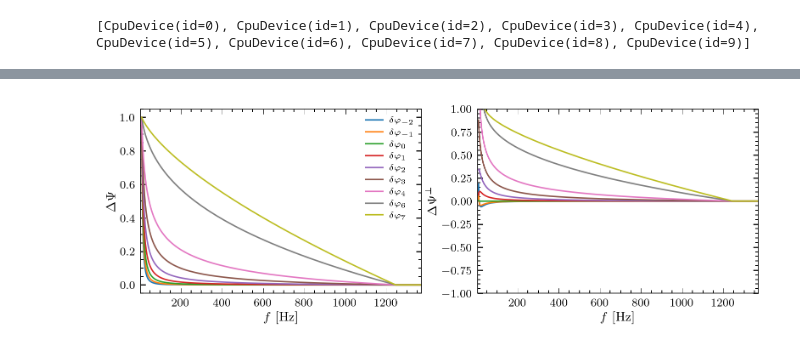
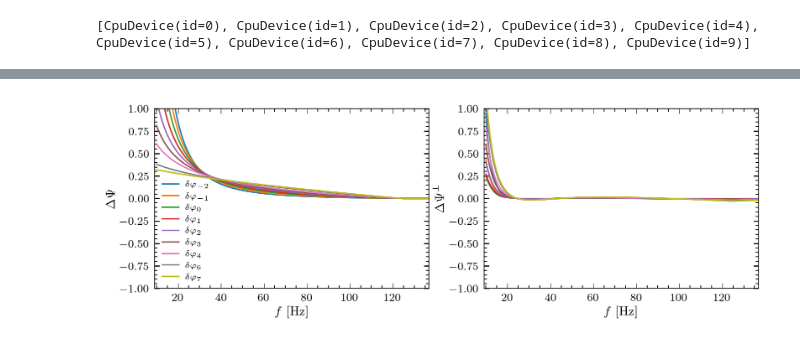
Before and after one commit to BrianCSeymour/geo-tgr, a Jupyter notebook: pn-degen-plot-v3.ipynb, the cells around one changed output, grey strips where cells are left out. Saved outputs shown, nothing was run; the diff lists cells and outputs as text; code cells hidden in the pictures.

```diff
--- a/pn-degen-plot-v3.ipynb
+++ b/pn-degen-plot-v3.ipynb
@@ -186,12 +203,22 @@ display_side_by_side(df1,df2, df3, df4)
 # %%
 def get_stuff(kinj):
-    norm = lib.get_dpsi_ppe(10, x, kinj)- lib.get_dpsi_ppe(6000, x, kinj)
+    norm = lib.get_dpsi_ppe(20, x, kinj)- lib.get_dpsi_ppe(6000, x, kinj)
     dphik = 1/norm
     dpsi_inj = dphik*lib.get_dpsi_ppe(obj.freqs, x, kinj)
 
     Dh = {}
+
     for d in ["H1", "L1", "V1"]:
         Dh[d] = 1j * dpsi_inj * hgr[d]
+    normarr = [lib.innprod(Dh[d], Dh[d], obj.psdO3, obj.freqs) for d in ["H1", "L1", "V1"]]
+    norm = np.sum(normarr)**(1/2) / 5
+    dpsi_inj = dpsi_inj/norm
+    for d in ["H1", "L1", "V1"]:
+        Dh[d] = Dh[d]/norm
+
+    # normarr = [lib.innprod(Dh[d], Dh[d], obj.psdO3, obj.freqs) for d in ["H1", "L1", "V1"]]
+    # print(norm)
+
 
     fi = obj.compute_joint_fish(x, paramgr, k = None)
     bias_ip = obj.compute_biasip(x, Dh, paramgr, k = None)
@@ -204,52 +231,66 @@ def get_stuff(kinj):
     dx_stat = np.diagonal(np.array(cov ))**(1/2)
     xvals = np.array([x[k] for k in paramgr])
 
-    dhpara = np.zeros_like(freqs)
     for p in paramgr:
         if log_flag[p]:
             i = idx_par[p]
             dx_bias[i] = dx_bias[i]*x[p]
             dx_stat[i] = dx_stat[i]*x[p]
+    # dhpara = np.zeros_like(freqs)
+    dhpara = {}
+    dhperp = {}
+    for d in ["H1", "L1", "V1"]:
+        dhpara[d] = jnp.zeros_like(freqs)
+        for p in paramgr:
+            dhpara[d] = dhpara[d] +  dx_bias[idx_par[p]]*dhgr[d][p]
+            # print(lib.innprod( dx_bias[i]*dhgr[d][p], dhpara[d], obj.psdO3, obj.freqs)**(1/2))
+        dhperp[d] = Dh[d] - dhpara[d]
 
-            dhpara = dhpara + dx_bias[i]*dhgr["H1"][p]
-    dh_perp = Dh["H1"] - dhpara
-    dpsi_perp = np.array((dh_perp)/1j/hgr["H1"])
-    res = {'freqs' : freqs, 'dpsi_inj' : dpsi_inj, 'dpsi_perp' : dpsi_perp, 'dh' : Dh["H1"], 'h' : hgr["H1"], 'dh_perp' : dh_perp}
+    dpsi_perp = np.array((dhperp["H1"])/1j/hgr["H1"])
+
+    snr = np.real(np.sum([lib.innprod(hgr[d], hgr[d], obj.psdO3, obj.freqs) for d in ["H1", "L1", "V1"]])**(1/2))
+    snr_dh = np.real(np.sum([lib.innprod(Dh[d], Dh[d], obj.psdO3, obj.freqs) for d in ["H1", "L1", "V1"]])**(1/2))
+    snr_dhperp = np.real(np.sum([lib.innprod(dhperp[d], dhperp[d], obj.psdO3, obj.freqs) for d in ["H1", "L1", "V1"]])**(1/2))
+    snr_dhpara = np.real(np.sum([lib.innprod(dhpara[d], dhpara[d], obj.psdO3, obj.freqs) for d in ["H1", "L1", "V1"]])**(1/2))
+    res = {'freqs' : freqs, 'dpsi_inj' : dpsi_inj, 'dpsi_perp' : dpsi_perp, 'dh' : Dh["H1"], 'h' : hgr["H1"], 'dh_perp' : dhperp["H1"], 'dx_bias' : dx_bias, 'dx_stat' : dx_stat, 'snr':snr, 'snr_dh':snr_dh, 'snr_dhperp':snr_dhperp, 'snr_dhpara':snr_dhpara}
+
+
+
     return res
 
 res = get_stuff(3)
 # %%
 
 default_figsize = plt.rcParams["figure.figsize"]
 fig, axes = plt.subplots(1, 2, figsize=(default_figsize[0] * 510/246, default_figsize[1]))
 
 
 for kinj in [-2, -1, 0, 1, 2, 3, 4, 6, 7]:
     res = get_stuff(kinj)
     freqs = res['freqs']
     dpsi_inj = res['dpsi_inj']
     dpsi_perp = res['dpsi_perp']
     i = np.argmin((freqs - obj.fend) ** 2)
 
     line, = axes[0].plot(freqs, dpsi_inj, label=rf"$\delta\varphi_{{ {kinj} }}$")
     axes[1].plot(freqs, np.real(dpsi_perp ), c=line.get_color())
 
-axes[0].set_xlim(5, obj.fend * 1.1)
-axes[1].set_ylim(-1, 1)
+axes[0].set_xlim(obj.fmin/1.1, obj.fend * 1.1)
+axes[0].set_ylim(-1, 1)
 axes[0].set_xlabel("$f$ [Hz]")
 axes[0].set_ylabel("$\Delta\Psi$")
 axes[0].legend(loc=0)
 
 
-axes[1].set_xlim(5, obj.fend * 1.1)
+axes[1].set_xlim(obj.fmin/1.1, obj.fend * 1.1)
 axes[1].set_ylim(-1, 1)
 axes[1].set_xlabel("$f$ [Hz]")
 axes[1].set_ylabel("$\Delta\Psi^\perp$")
 # fig.suptitle("$M_c = 3$")
 # plt.savefig(datestr + "-dephasing-PN-150914.pdf", bbox_inches='tight', pad_inches=0)
 plt.show()
 # %% [output]
-[figure, old version]
+[figure, new version]
 # %%
 res = get_stuff(3)
 freqs = res['freqs']
```
Also changed, not shown: parts of 7 cells of this notebook, 2 other files.
